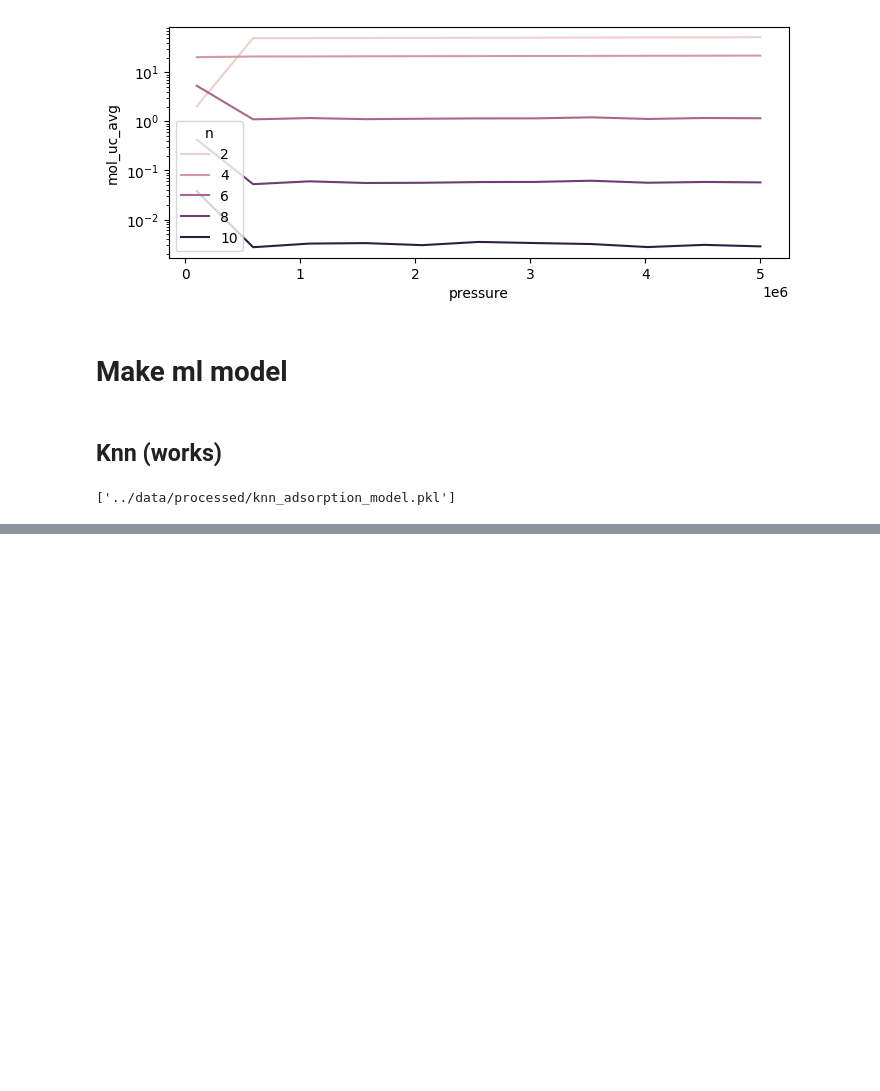
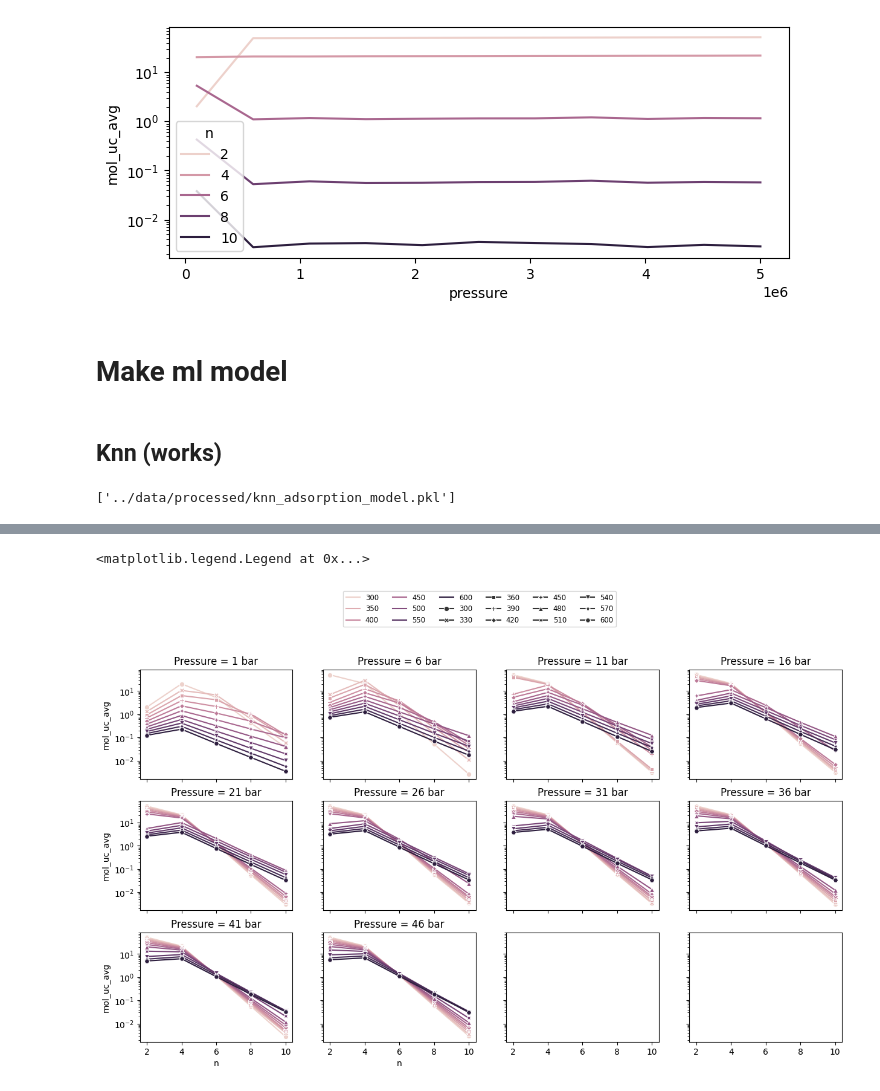
Before and after one commit to multiscale-modelling/kinetic_model, a Jupyter notebook: notebooks/adsorbtion_process_ml.ipynb, the cells around one changed output, grey strips where cells are left out. Cells and saved outputs as stored; diff of their text form; code cells hidden in the pictures; blank space fills up the shorter version.

```diff
--- a/notebooks/adsorbtion_process_ml.ipynb
+++ b/notebooks/adsorbtion_process_ml.ipynb
@@ -126,0 +167,19 @@ plt.show()
+# %%
+import matplotlib.pyplot as plt
+import seaborn as sns
+fig, axs = plt.subplots(3, 4, figsize=(15, 8), dpi=100, sharex=True, sharey=True)
+
+for pressure, ax in zip(list(range(1, 51, 5)), axs.flatten()):
+    sns.lineplot(data = data.query('pressure_bar == @pressure and adsorption_type_num == 0'),
+                 x = 'n', y = 'mol_uc_avg', hue = 'temperature', style='temperature', markers=True, dashes=False, ax=ax)
+
+    ax.set_yscale('log')
+    ax.set_title(f'Pressure = {pressure} bar')
+    handles, labels = ax.get_legend_handles_labels()
+    ax.legend().remove()
+
+fig.legend(handles=handles, labels=labels, loc='upper center',
+           bbox_to_anchor=[0.5, 1.05], ncol=6, fontsize='small')
+# %% [output]
+<matplotlib.legend.Legend at 0x...>
+[figure, added]
```
Also changed, not shown: parts of 14 cells of this notebook, 5 other files.
